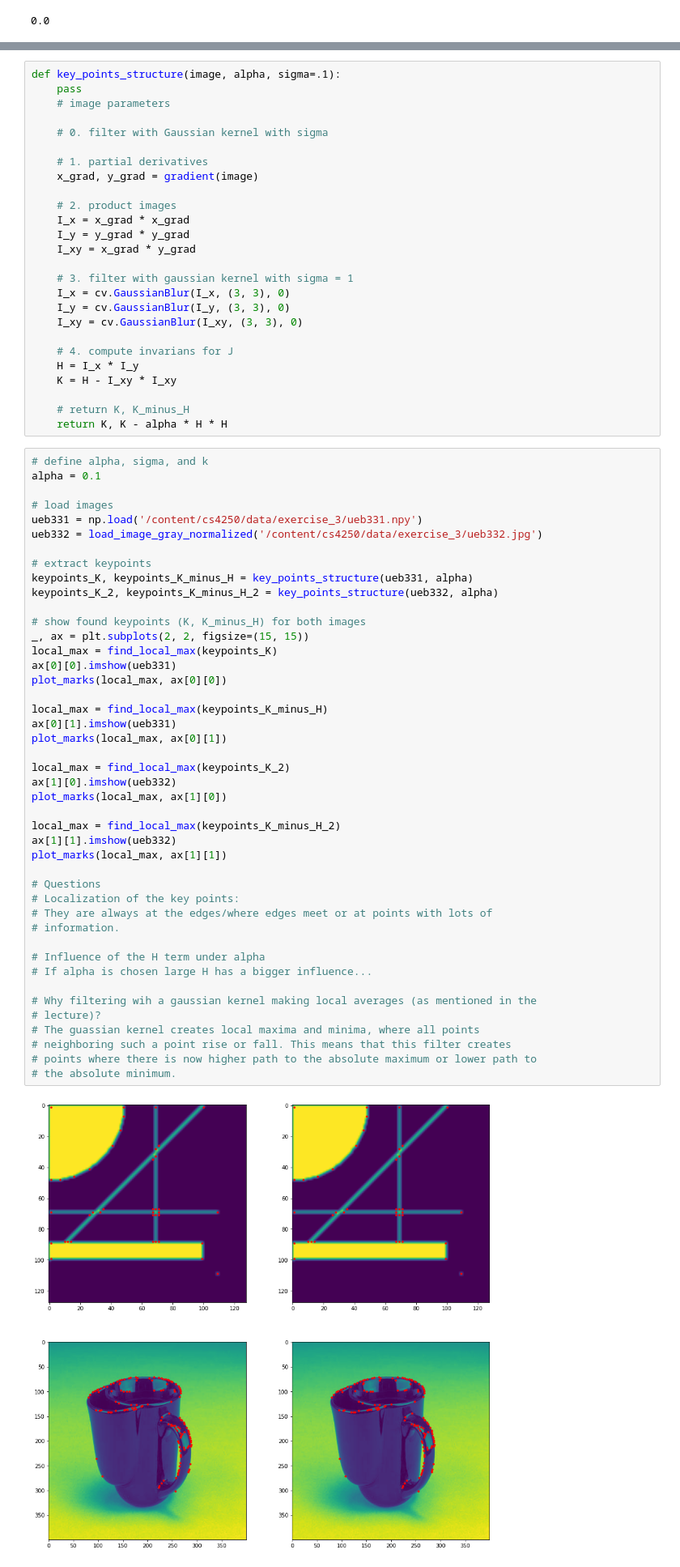
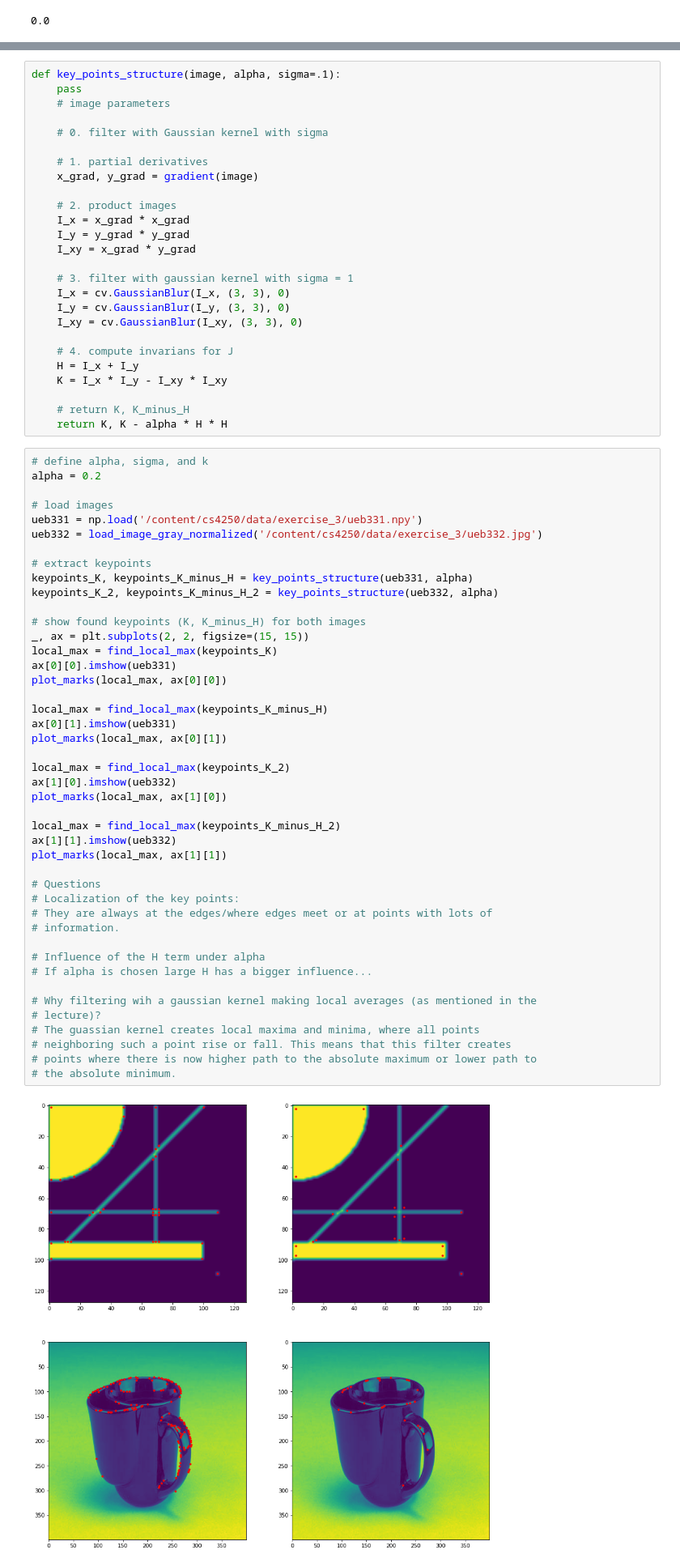
Before and after one commit to cgrundman/Computer-Vision-Uni-Luebeck, a Jupyter notebook: Exercise_3.ipynb, the cells around one changed output, grey strips where cells are left out. Shown at 81% size. Saved outputs shown, nothing was run; the diff lists cells and outputs as text.

```diff
--- a/Exercise_3.ipynb
+++ b/Exercise_3.ipynb
@@ -223,14 +224,14 @@ def key_points_structure(image, alpha, sigma=.1):
     I_xy = cv.GaussianBlur(I_xy, (3, 3), 0)
 
     # 4. compute invarians for J
-    H = I_x * I_y
-    K = H - I_xy * I_xy
+    H = I_x + I_y
+    K = I_x * I_y - I_xy * I_xy
 
     # return K, K_minus_H
     return K, K - alpha * H * H
 # %%
 # define alpha, sigma, and k
-alpha = 0.1
+alpha = 0.2
 
 # load images
 ueb331 = np.load('/content/cs4250/data/exercise_3/ueb331.npy')
@@ -246,31 +247,31 @@ local_max = find_local_max(keypoints_K)
 ax[0][0].imshow(ueb331)
 plot_marks(local_max, ax[0][0])
 
 local_max = find_local_max(keypoints_K_minus_H)
 ax[0][1].imshow(ueb331)
 plot_marks(local_max, ax[0][1])
 
 local_max = find_local_max(keypoints_K_2)
 ax[1][0].imshow(ueb332)
 plot_marks(local_max, ax[1][0])
 
 local_max = find_local_max(keypoints_K_minus_H_2)
 ax[1][1].imshow(ueb332)
 plot_marks(local_max, ax[1][1])
 
 # Questions
 # Localization of the key points:
 # They are always at the edges/where edges meet or at points with lots of
 # information.
 
 # Influence of the H term under alpha
 # If alpha is chosen large H has a bigger influence...
 
 # Why filtering wih a gaussian kernel making local averages (as mentioned in the
 # lecture)?
 # The guassian kernel creates local maxima and minima, where all points
 # neighboring such a point rise or fall. This means that this filter creates
 # points where there is now higher path to the absolute maximum or lower path to
 # the absolute minimum.
 # %% [output]
-[figure, old version]
+[figure, new version]
```
Also changed, not shown: parts of 5 cells of this notebook.
